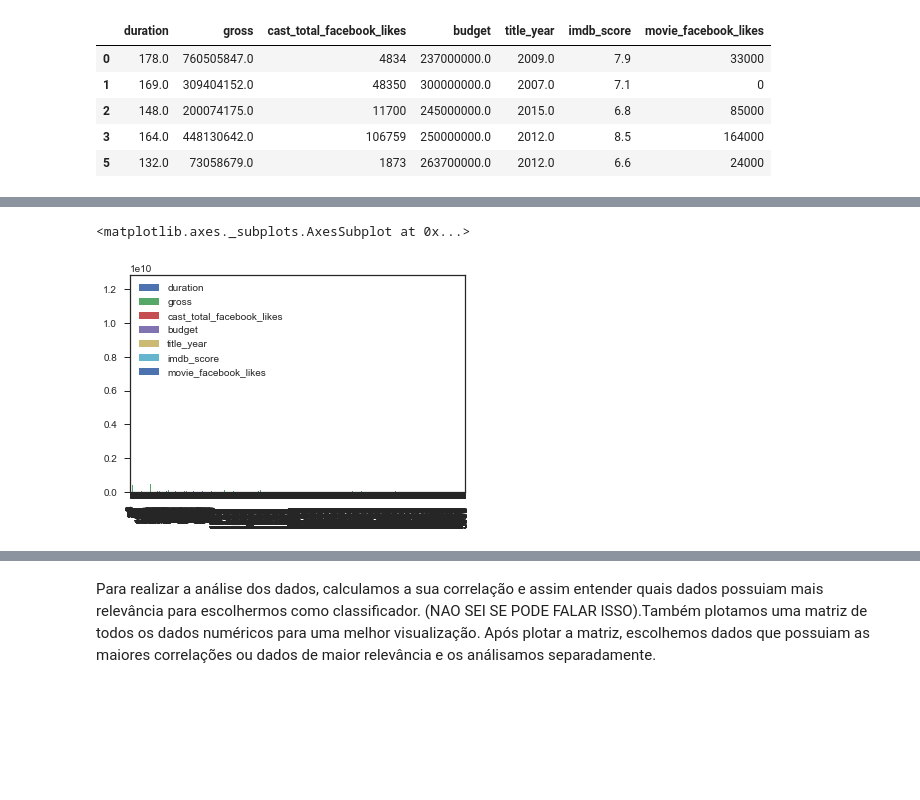
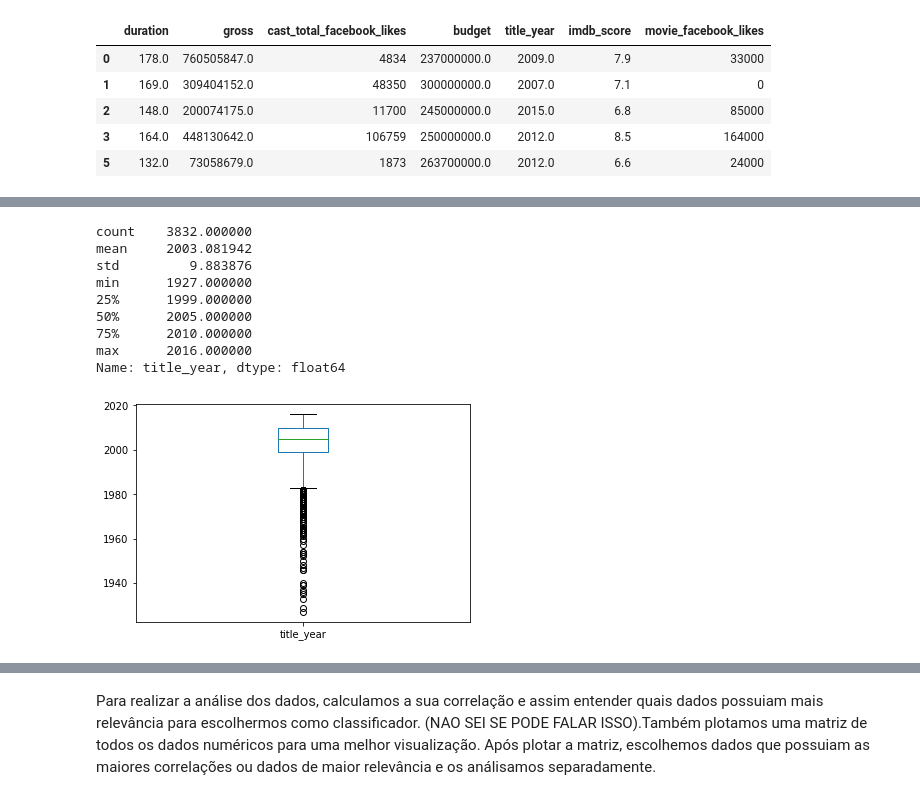
Before and after one commit to gabicaruso/Projeto3_CD, a Jupyter notebook: P3CD_final.ipynb, the cells around one changed output, grey strips where cells are left out. Drawn from its saved outputs; the diff is of its cells as text; code cells hidden in the pictures; blank space fills up the shorter version.

```diff
--- a/P3CD_final.ipynb
+++ b/P3CD_final.ipynb
@@ -143,5 +141,0 @@ sb.pairplot(data2, hue='title_year');
-# %%
-data2.plot.bar()
-# %% [output]
-<matplotlib.axes._subplots.AxesSubplot at 0x...>
-[figure, removed]
@@ -155,4 +142,15 @@ data2.plot.bar()
 # %%
-#data.loc[:,"title_year"].plot.box()
-#data['title_year'].describe()
+data.loc[:,"title_year"].plot.box()
+data['title_year'].describe()
+# %% [output]
+count    3832.000000
+mean     2003.081942
+std         9.883876
+min      1927.000000
+25%      1999.000000
+50%      2005.000000
+75%      2010.000000
+max      2016.000000
+Name: title_year, dtype: float64
+[figure, added]
 # %%
```
Also changed, not shown: parts of 41 cells of this notebook.
